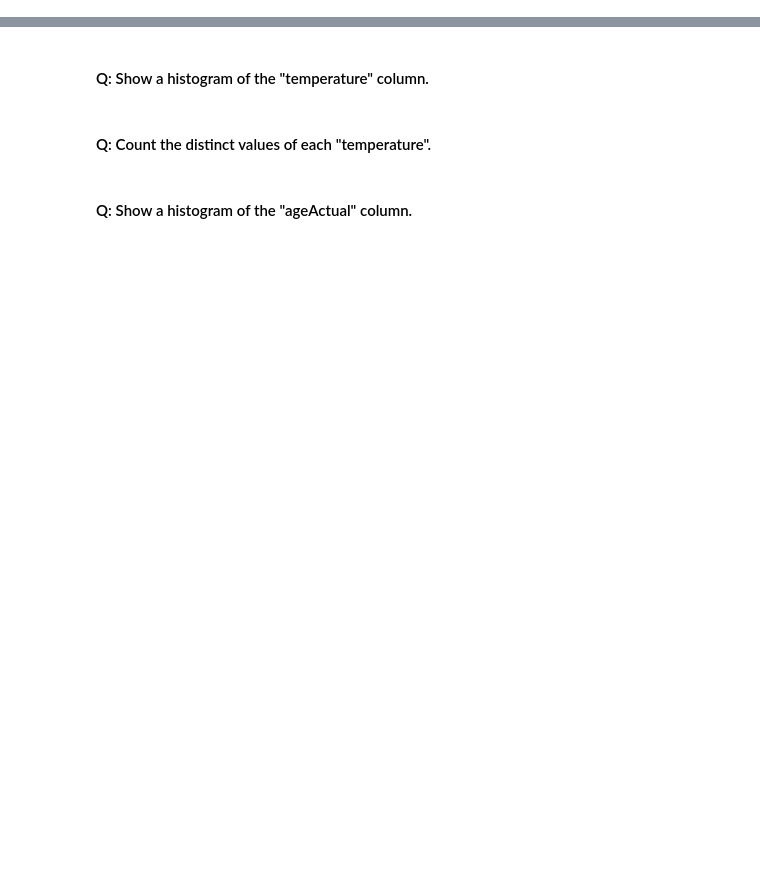
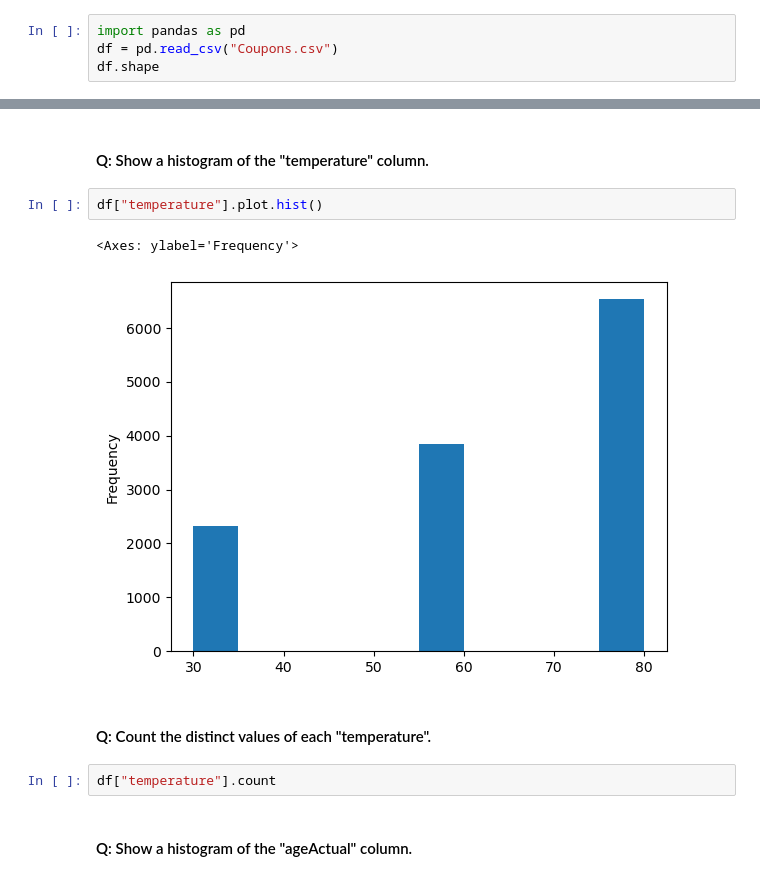
Before and after one commit to ryanfitzbc/DA3-online, a Jupyter notebook: MidtermPractice.ipynb, the cells around one changed output, grey strips where cells are left out. Saved outputs shown, nothing was run; the diff lists cells and outputs as text; blank space fills up the shorter version.

```diff
--- a/MidtermPractice.ipynb
+++ b/MidtermPractice.ipynb
@@ -45,3 +63,7 @@ This section uses the file, **Coupons.csv**, about customers using coupons. From
 * ageActual: numeric Age
 # %% [markdown]
 #### Q: How many rows and columns does the file contain?
+# %%
+import pandas as pd
+df = pd.read_csv("Coupons.csv")
+df.shape
@@ -86,6 +306,13 @@ This section uses the file, **Coupons.csv**, about customers using coupons. From
 # %% [markdown]
 #### Q: Show a histogram of the "temperature" column.
+# %%
+df["temperature"].plot.hist()
+# %% [output]
+<Axes: ylabel='Frequency'>
+[figure, added]
 # %% [markdown]
 #### Q: Count the distinct values of each "temperature".
+# %%
+df["temperature"].count
 # %% [markdown]
 #### Q: Show a histogram of the "ageActual" column.
```
Also changed, not shown: parts of 38 cells of this notebook, 6 other files.
